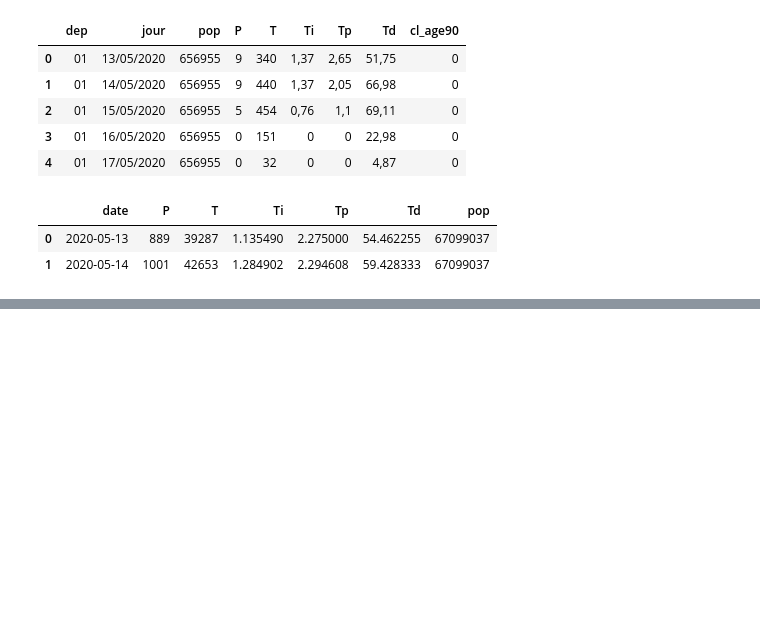
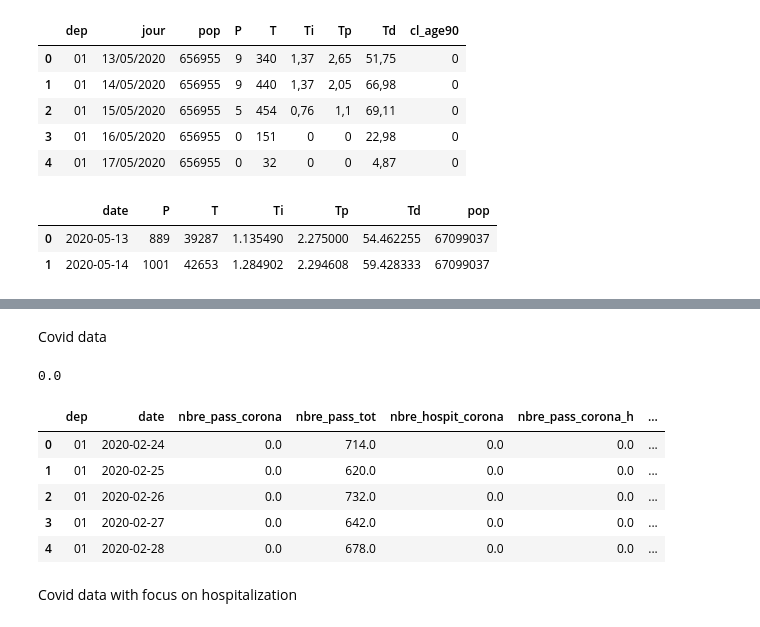
Before and after one commit to Guillaumegg200/Tracker-COVID-19, a Jupyter notebook: notebooks/preprocessing.ipynb, the cells around one changed output, grey strips where cells are left out. Saved outputs shown, nothing was run; the diff lists cells and outputs as text; code cells hidden in the pictures; blank space fills up the shorter version.

```diff
--- a/notebooks/preprocessing.ipynb
+++ b/notebooks/preprocessing.ipynb
@@ -42,0 +71,24 @@ df.to_csv('../preprocessed_data/epidemic_state.csv', index=False)
+# %% [markdown]
+Covid data
+# %%
+covid_data = pd.read_csv('../raw_data/sursaud-covid19-departement.csv', sep=';', low_memory=False)
+# %%
+covid_data[covid_data["dep"]=="01"].nbre_acte_tot.sum()
+# %% [output]
+0.0
+# %%
+covid_data["dep"] = covid_data["dep"].astype(str).apply(lambda x: x.zfill(2))
+covid_data = covid_data.drop(columns=["sursaud_cl_age_corona"]).groupby(['dep','date_de_passage']).sum().reset_index()
+covid_data['date_de_passage'] = pd.to_datetime(covid_data['date_de_passage'])
+covid_data = covid_data.rename(columns={"date_de_passage":"date"})
+# %%
+covid_data.head()
+# %% [output]
+|  | dep | date | nbre_pass_corona | nbre_pass_tot | nbre_hospit_corona | nbre_pass_corona_h | ... |
+| 0 | 01 | 2020-02-24 | 0.0 | 714.0 | 0.0 | 0.0 | ... |
+| 1 | 01 | 2020-02-25 | 0.0 | 620.0 | 0.0 | 0.0 | ... |
+| 2 | 01 | 2020-02-26 | 0.0 | 732.0 | 0.0 | 0.0 | ... |
+| 3 | 01 | 2020-02-27 | 0.0 | 642.0 | 0.0 | 0.0 | ... |
+| 4 | 01 | 2020-02-28 | 0.0 | 678.0 | 0.0 | 0.0 | ... |
+# %% [markdown]
+Covid data with focus on hospitalization
```
Also changed, not shown: parts of 19 cells of this notebook, 8 other files.
